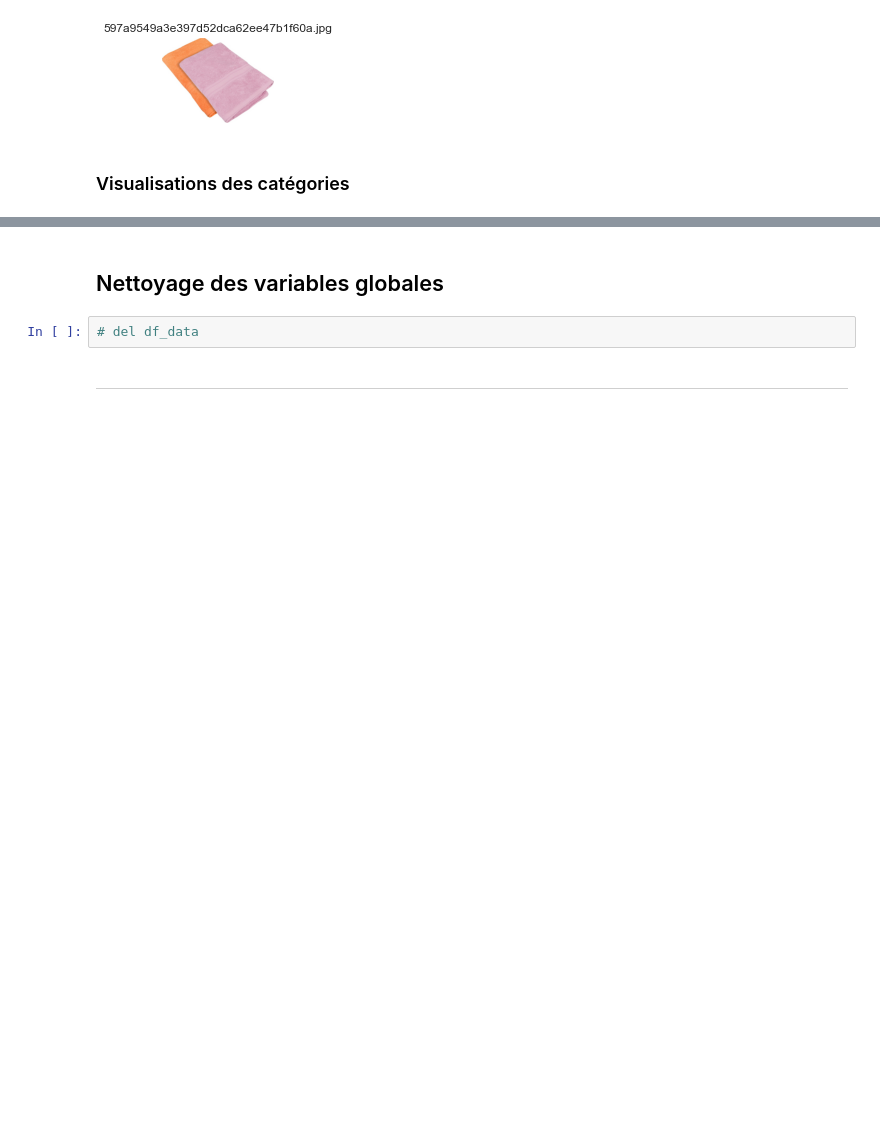
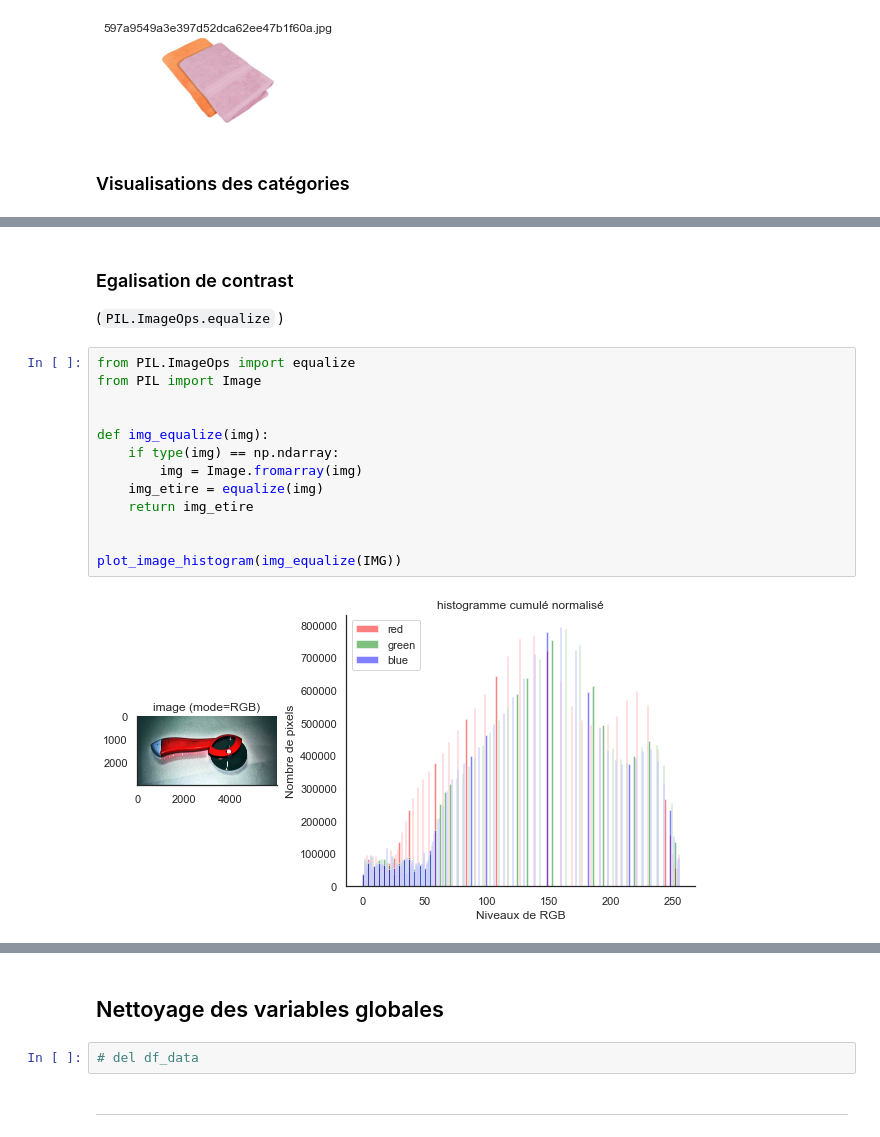
Before and after one commit to mrcreasey/oc-ds-p6-nlp-computer-vision, a Jupyter notebook: P6_02_image_classification.ipynb, the cells around one changed output, grey strips where cells are left out. Cells and saved outputs as stored; diff of their text form; blank space fills up the shorter version.

```diff
--- a/P6_02_image_classification.ipynb
+++ b/P6_02_image_classification.ipynb
@@ -412,0 +522,19 @@ preview_images_by_category(df_data)
+# %% [markdown]
+### Egalisation de contrast
+
+(`PIL.ImageOps.equalize` )
+# %%
+from PIL.ImageOps import equalize
+from PIL import Image
+
+
+def img_equalize(img):
+    if type(img) == np.ndarray:
+        img = Image.fromarray(img)
+    img_etire = equalize(img)
+    return img_etire
+
+
+plot_image_histogram(img_equalize(IMG))
+# %% [output]
+[figure, added]
```
Also changed, not shown: parts of 31 cells of this notebook.
